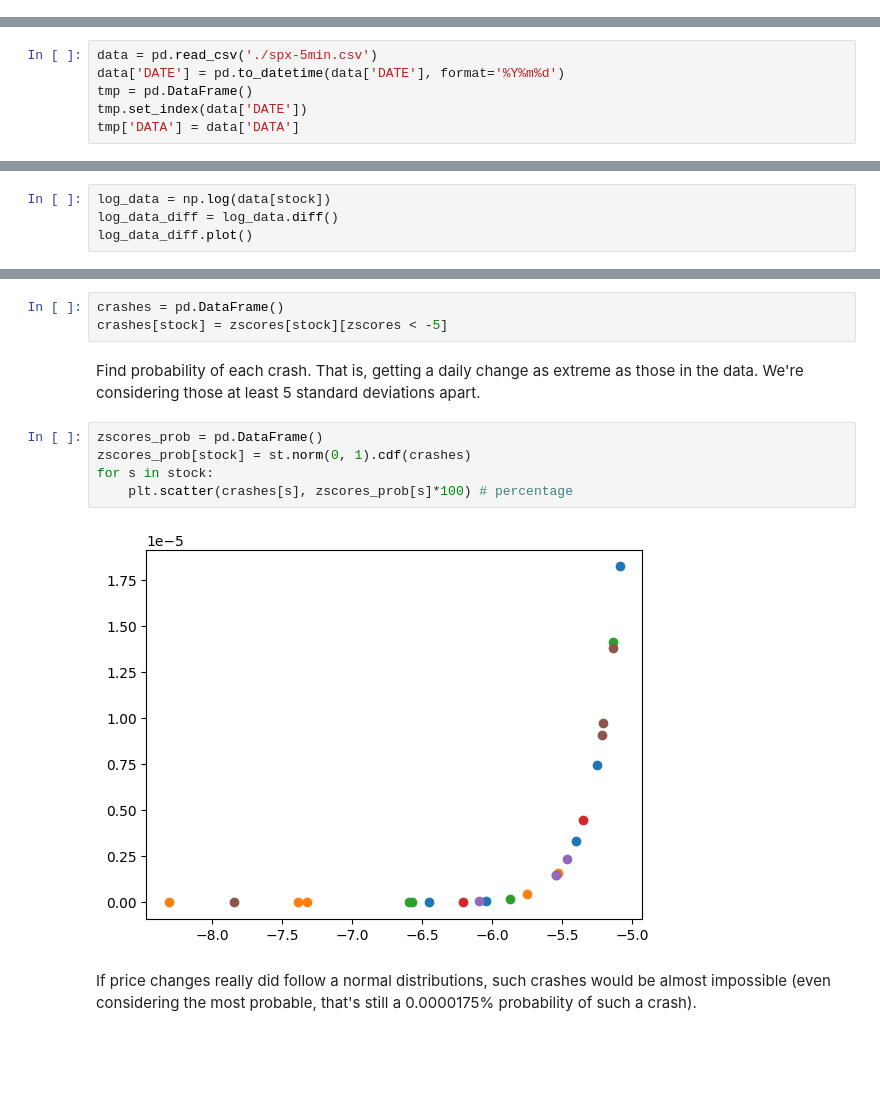
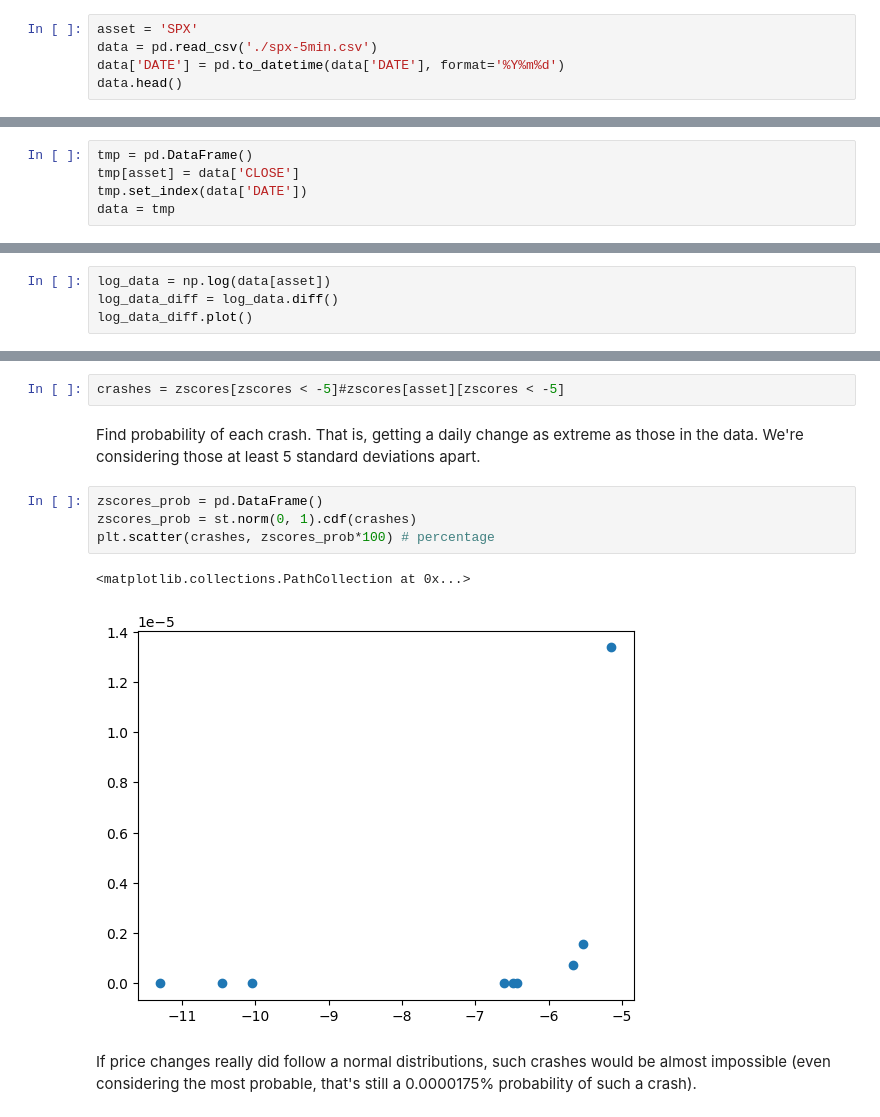
Before and after one commit to fedeb95/market-analysis, a Jupyter notebook: SPX-5min-crashes.ipynb, the cells around one changed output, grey strips where cells are left out. Saved outputs shown, nothing was run; the diff lists cells and outputs as text; blank space fills up the shorter version.

```diff
--- a/SPX-5min-crashes.ipynb
+++ b/SPX-5min-crashes.ipynb
@@ -13,3 +13,8 @@ We're applying the same method illustrated in Mandelbrot's "The Misbehaviour Of
 The goal is to show how unlikely a high price change is according to a normal distribution. This in turn provides evidence of the uselessness of using a normal distribution to quantify risk.
 
 First some code to import prices for individual stocks from Yahoo.
+# %%
+asset = 'SPX'
+data = pd.read_csv('./spx-5min.csv')
+data['DATE'] = pd.to_datetime(data['DATE'], format='%Y%m%d')
+data.head()
@@ -16,6 +28,5 @@ First some code to import prices for individual stocks from Yahoo.
 # %%
-data = pd.read_csv('./spx-5min.csv')
-data['DATE'] = pd.to_datetime(data['DATE'], format='%Y%m%d')
 tmp = pd.DataFrame()
+tmp[asset] = data['CLOSE']
 tmp.set_index(data['DATE'])
-tmp['DATA'] = data['DATA']
+data = tmp
@@ -40,7 +49,7 @@ data[stock].plot()
 # %% [markdown]
 Compute logarithm of prices and plot daily changes. We're interested in modeling price changes, not price itself.
 # %%
-log_data = np.log(data[stock])
+log_data = np.log(data[asset])
 log_data_diff = log_data.diff()
 log_data_diff.plot()
 # %% [output]
@@ -93,16 +97,15 @@ plt.plot(zscores)
 # %% [markdown]
 Find crashes (events with absolute high z-score, but in the negative).
 # %%
-crashes = pd.DataFrame()
-crashes[stock] = zscores[stock][zscores < -5]
+crashes = zscores[zscores < -5]#zscores[asset][zscores < -5]
 # %% [markdown]
 Find probability of each crash. That is, getting a daily change as extreme as those in the data. We're considering those at least 5 standard deviations apart.
 # %%
 zscores_prob = pd.DataFrame()
-zscores_prob[stock] = st.norm(0, 1).cdf(crashes)
-for s in stock:
-    plt.scatter(crashes[s], zscores_prob[s]*100) # percentage
+zscores_prob = st.norm(0, 1).cdf(crashes)
+plt.scatter(crashes, zscores_prob*100) # percentage
 # %% [output]
+<matplotlib.collections.PathCollection at 0x...>
-[figure, old version]
+[figure, new version]
 # %% [markdown]
 If price changes really did follow a normal distributions, such crashes would be almost impossible (even considering the most probable, that's still a 0.0000175% probability of such a crash).
```
Also changed, not shown: parts of 9 cells of this notebook, 16 other files.
